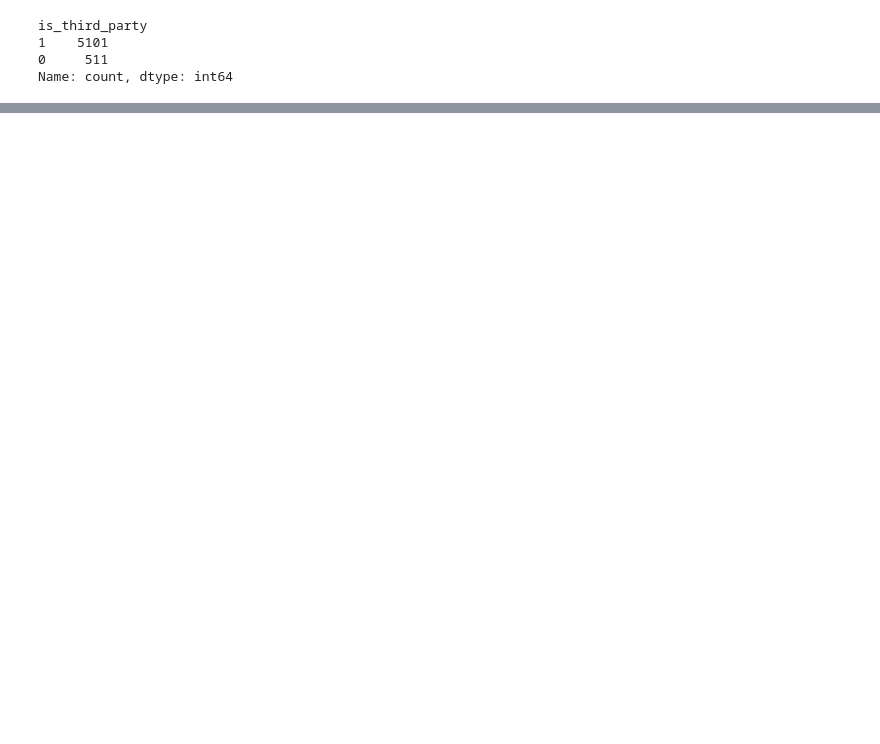
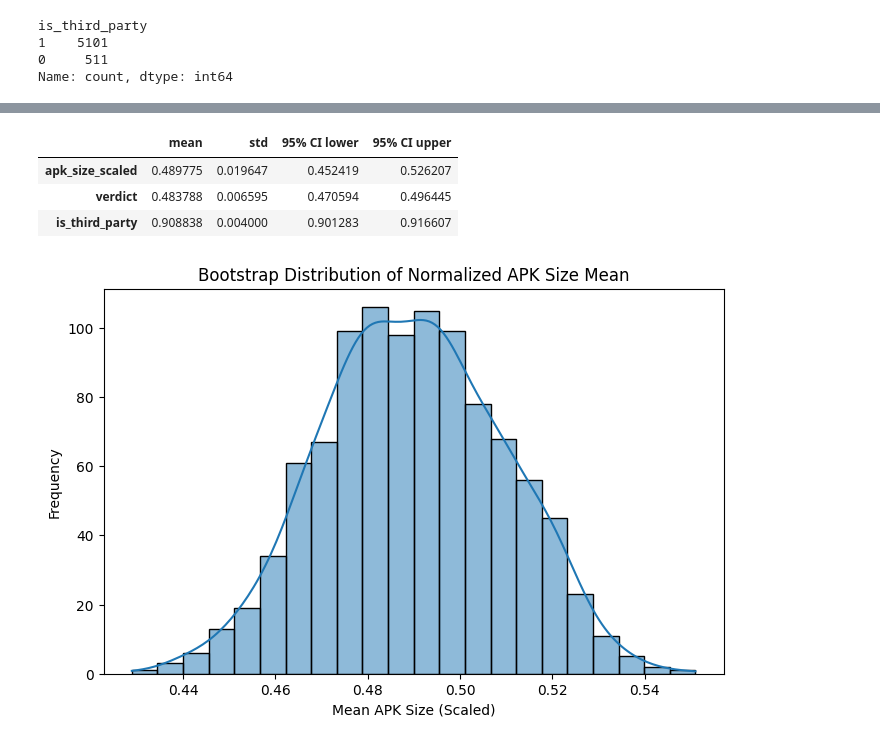
Before and after one commit to MdAkramKhanJehad/ci4security, a Jupyter notebook: causal_analysis/causal_analysis.ipynb, the cells around one changed output, grey strips where cells are left out. Cells and saved outputs as stored; diff of their text form; code cells hidden in the pictures; blank space fills up the shorter version.

```diff
--- a/causal_analysis/causal_analysis.ipynb
+++ b/causal_analysis/causal_analysis.ipynb
@@ -81,0 +123,44 @@ Name: count, dtype: int64
+# %%
+### boostrap resampling to estimate mean and 95% CI
+
+n_bootstraps = 1000
+boot_means = {
+    "apk_size_scaled": [],
+    "verdict": [],
+    "is_third_party": [],
+}
+
+for i in range(n_bootstraps):
+    boot_sample = df_scaled.sample(frac=1, replace=True, random_state=i)
+
+    boot_means["apk_size_scaled"].append(boot_sample["apk_size_scaled"].mean())
+    boot_means["verdict"].append(boot_sample["verdict"].mean())
+    boot_means["is_third_party"].append(boot_sample["is_third_party"].mean())
+
+
+summary = {}
+for col, values in boot_means.items():
+    values = np.array(values)
+    summary[col] = {
+        "mean": np.mean(values),
+        "std": np.std(values, ddof=1),
+        "95% CI lower": np.percentile(values, 2.5),
+        "95% CI upper": np.percentile(values, 97.5)
+    }
+
+summary_df = pd.DataFrame(summary).T
+summary_df
+# %% [output]
+|  | mean | std | 95% CI lower | 95% CI upper |
+| apk_size_scaled | 0.489775 | 0.019647 | 0.452419 | 0.526207 |
+| verdict | 0.483788 | 0.006595 | 0.470594 | 0.496445 |
+| is_third_party | 0.908838 | 0.004000 | 0.901283 | 0.916607 |
+# %%
+plt.figure(figsize=(8,5))
+sns.histplot(boot_means["apk_size_scaled"], kde=True)
+plt.title("Bootstrap Distribution of Normalized APK Size Mean")
+plt.xlabel("Mean APK Size (Scaled)")
+plt.ylabel("Frequency")
+plt.show()
+# %% [output]
+[figure, added]
```
Also changed, not shown: parts of 28 cells of this notebook, 1 other file.
